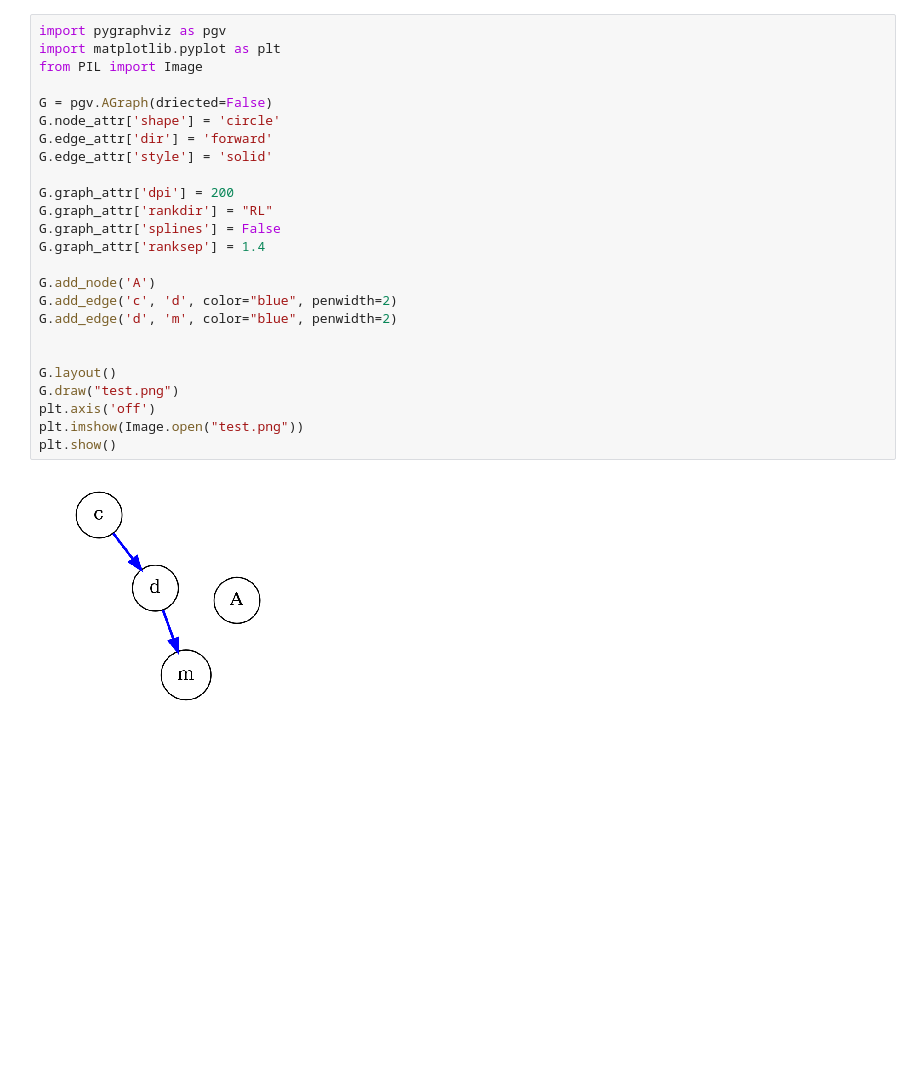
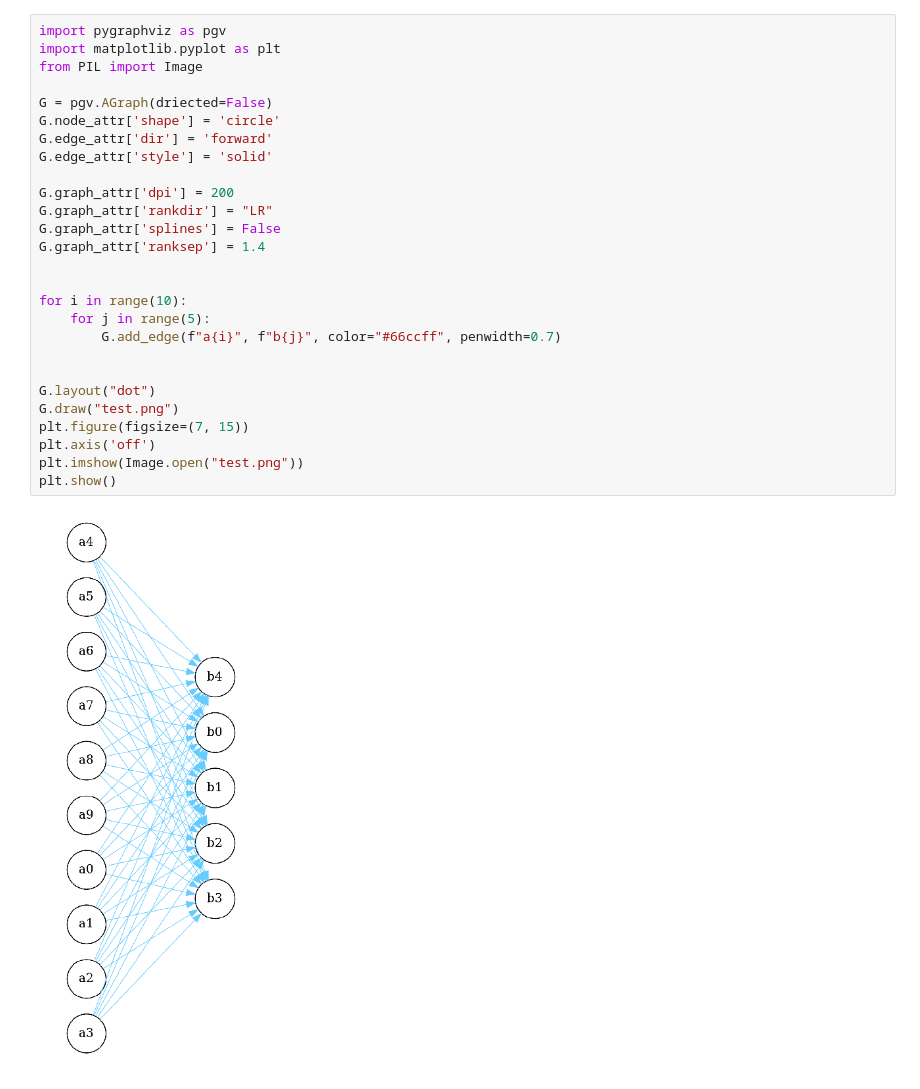
Before and after one commit to monlie/pyBrain, a Jupyter notebook: Untitled1.ipynb, the cells around one changed output. Cells and saved outputs as stored; diff of their text form; blank space fills up the shorter version.

```diff
--- a/Untitled1.ipynb
+++ b/Untitled1.ipynb
@@ -1,27 +1,29 @@
 # %%
 import pygraphviz as pgv
 import matplotlib.pyplot as plt
 from PIL import Image
 
 G = pgv.AGraph(driected=False)
 G.node_attr['shape'] = 'circle'
 G.edge_attr['dir'] = 'forward'
 G.edge_attr['style'] = 'solid'
 
 G.graph_attr['dpi'] = 200
-G.graph_attr['rankdir'] = "RL"
+G.graph_attr['rankdir'] = "LR"
 G.graph_attr['splines'] = False
 G.graph_attr['ranksep'] = 1.4
 
-G.add_node('A')
-G.add_edge('c', 'd', color="blue", penwidth=2)
-G.add_edge('d', 'm', color="blue", penwidth=2)
+
+for i in range(10):
+    for j in range(5):
+        G.add_edge(f"a{i}", f"b{j}", color="#66ccff", penwidth=0.7)
 
 
-G.layout()
+G.layout("dot")
 G.draw("test.png")
+plt.figure(figsize=(7, 15))
 plt.axis('off')
 plt.imshow(Image.open("test.png"))
 plt.show()
 # %% [output]
-[figure, old version]
+[figure, new version]
```
Also changed, not shown: 4 other files.
